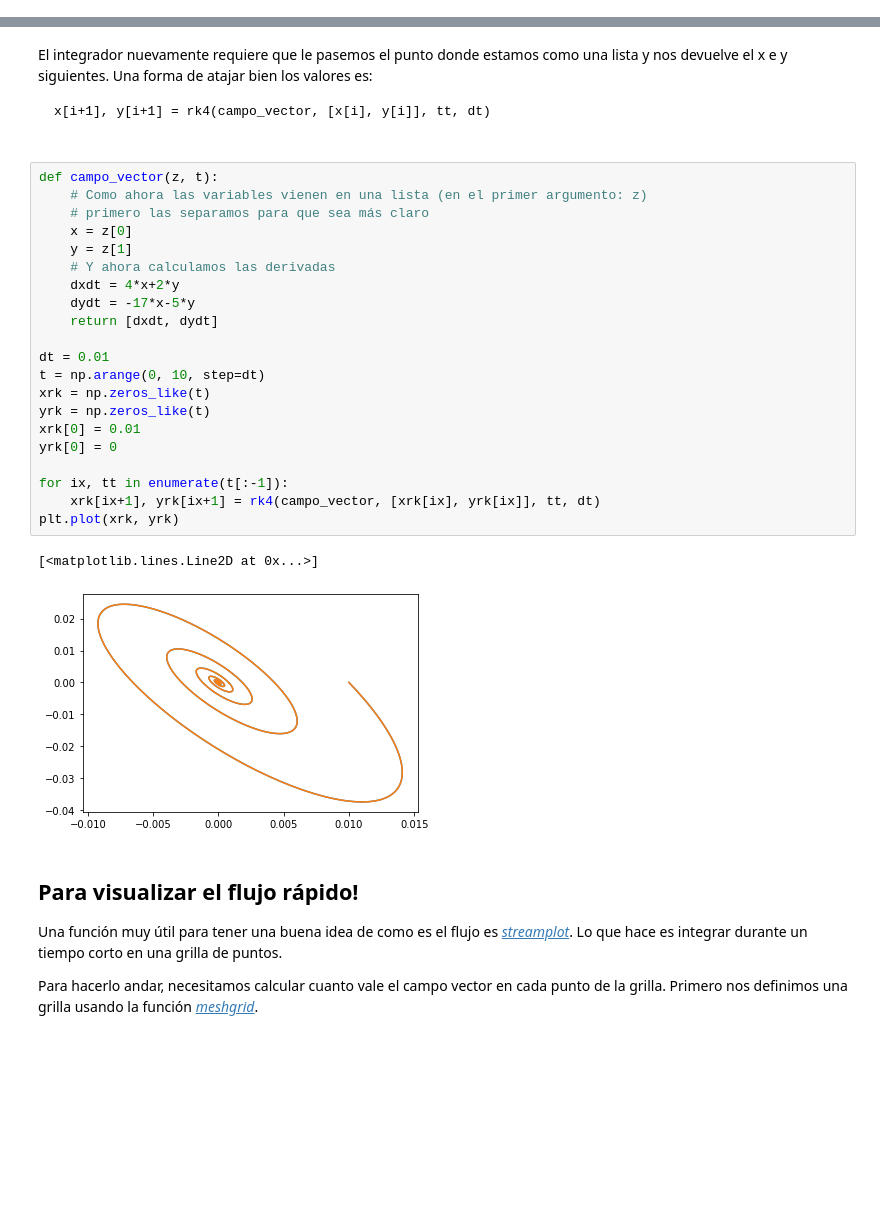
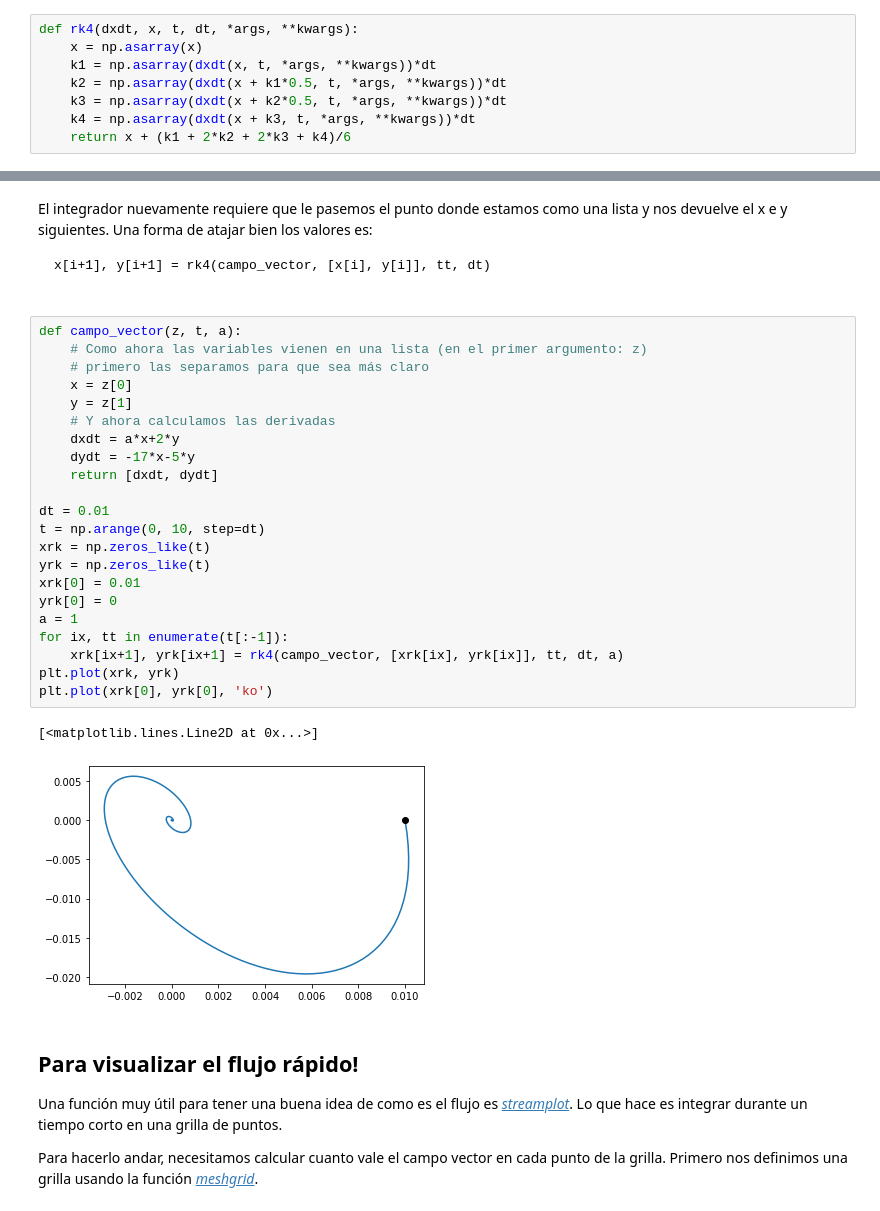
Before and after one commit to jfdoppler/DNL_1c2021, a Jupyter notebook: 04_integracion_2_rk.ipynb, the cells around one changed output, grey strips where cells are left out. Saved outputs shown, nothing was run; the diff lists cells and outputs as text; blank space fills up the shorter version.

````diff
--- a/04_integracion_2_rk.ipynb
+++ b/04_integracion_2_rk.ipynb
@@ -79,6 +79,14 @@ plt.legend()
 [figure]
 # %% [markdown]
 ### Con parámetros
+# %%
+def rk4(dxdt, x, t, dt, *args, **kwargs):
+    x = np.asarray(x)
+    k1 = np.asarray(dxdt(x, t, *args, **kwargs))*dt
+    k2 = np.asarray(dxdt(x + k1*0.5, t, *args, **kwargs))*dt
+    k3 = np.asarray(dxdt(x + k2*0.5, t, *args, **kwargs))*dt
+    k4 = np.asarray(dxdt(x + k3, t, *args, **kwargs))*dt
+    return x + (k1 + 2*k2 + 2*k3 + k4)/6
 # %%
 def dNdt_ab(N, t, a, b):
     return -a*N*np.log(b*N)
@@ -118,29 +126,30 @@ x[i+1], y[i+1] = rk4(campo_vector, [x[i], y[i]], tt, dt)
 
 ```
 # %%
-def campo_vector(z, t):
+def campo_vector(z, t, a):
     # Como ahora las variables vienen en una lista (en el primer argumento: z)
     # primero las separamos para que sea más claro
     x = z[0]
     y = z[1]
     # Y ahora calculamos las derivadas
-    dxdt = 4*x+2*y
+    dxdt = a*x+2*y
     dydt = -17*x-5*y
     return [dxdt, dydt]
 
 dt = 0.01
 t = np.arange(0, 10, step=dt)
 xrk = np.zeros_like(t)
 yrk = np.zeros_like(t)
 xrk[0] = 0.01
 yrk[0] = 0
-
+a = 1
 for ix, tt in enumerate(t[:-1]):
-    xrk[ix+1], yrk[ix+1] = rk4(campo_vector, [xrk[ix], yrk[ix]], tt, dt)
+    xrk[ix+1], yrk[ix+1] = rk4(campo_vector, [xrk[ix], yrk[ix]], tt, dt, a)
 plt.plot(xrk, yrk)
+plt.plot(xrk[0], yrk[0], 'ko')
 # %% [output]
 [<matplotlib.lines.Line2D at 0x...>]
-[figure, old version]
+[figure, new version]
 # %% [markdown]
 ## Para visualizar el flujo rápido!
 Una función muy útil para tener una buena idea de como es el flujo es [*streamplot*](https://matplotlib.org/3.1.1/gallery/images_contours_and_fields/plot_streamplot.html). Lo que hace es integrar durante un tiempo corto en una grilla de puntos.
````
Also changed, not shown: parts of 8 cells of this notebook.
